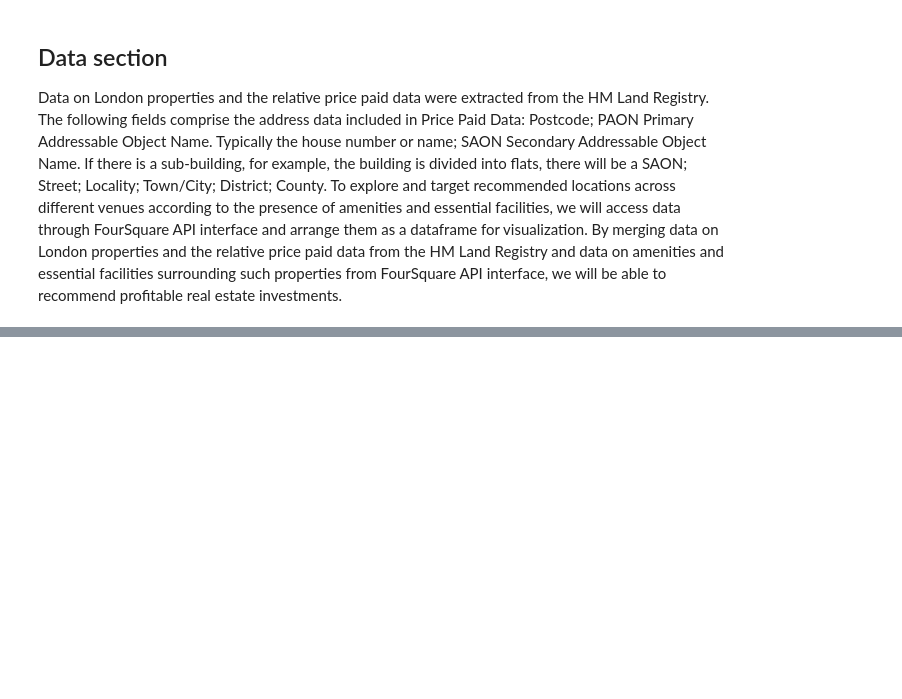
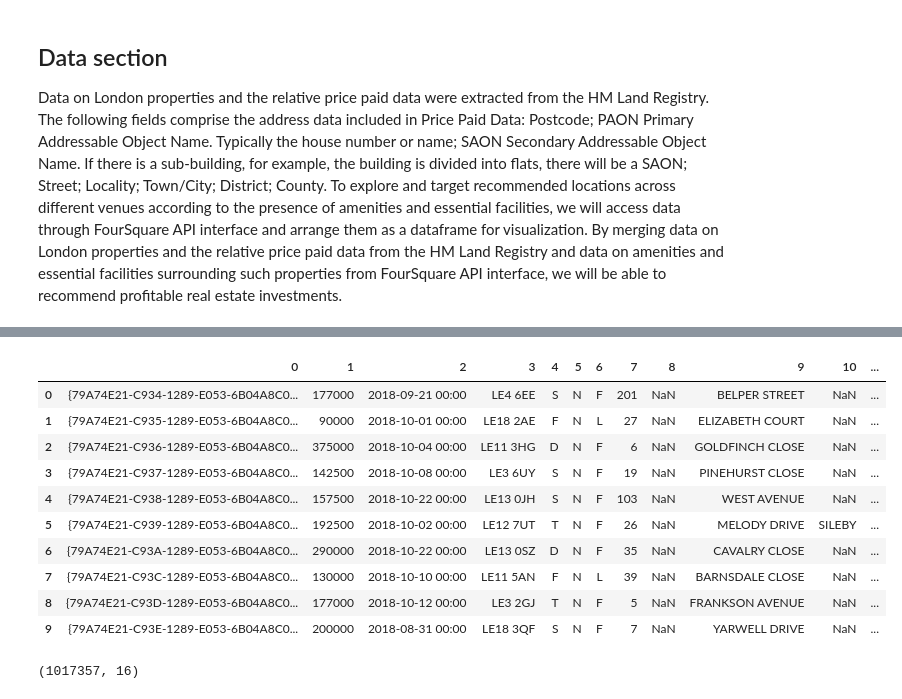
Before and after one commit to 3Ashutosh/Cousera_capstone, a Jupyter notebook: Cousera_final_deliverable.ipynb, the cells around one changed output, grey strips where cells are left out. Cells and saved outputs as stored; diff of their text form; code cells hidden in the pictures; blank space fills up the shorter version.

```diff
--- a/Cousera_final_deliverable.ipynb
+++ b/Cousera_final_deliverable.ipynb
@@ -15,0 +69,3 @@ To explore and target recommended locations across different venues according to
+# %%
+# Readnig the data and Creating a DataFrame
+Land_data = pd.read_csv("http://prod2.publicdata.landregistry.gov.uk.s3-website-eu-west-1.amazonaws.com/pp-2018.csv",header = None)
@@ -15,0 +75,18 @@ To explore and target recommended locations across different venues according to
+# %%
+Land_data.head(10)
+# %% [output]
+|  | 0 | 1 | 2 | 3 | 4 | 5 | 6 | 7 | 8 | 9 | 10 | ... |
+| 0 | {79A74E21-C934-1289-E053-6B04A8C0... | 177000 | 2018-09-21 00:00 | LE4 6EE | S | N | F | 201 | NaN | BELPER STREET | NaN | ... |
+| 1 | {79A74E21-C935-1289-E053-6B04A8C0... | 90000 | 2018-10-01 00:00 | LE18 2AE | F | N | L | 27 | NaN | ELIZABETH COURT | NaN | ... |
+| 2 | {79A74E21-C936-1289-E053-6B04A8C0... | 375000 | 2018-10-04 00:00 | LE11 3HG | D | N | F | 6 | NaN | GOLDFINCH CLOSE | NaN | ... |
+| 3 | {79A74E21-C937-1289-E053-6B04A8C0... | 142500 | 2018-10-08 00:00 | LE3 6UY | S | N | F | 19 | NaN | PINEHURST CLOSE | NaN | ... |
+| 4 | {79A74E21-C938-1289-E053-6B04A8C0... | 157500 | 2018-10-22 00:00 | LE13 0JH | S | N | F | 103 | NaN | WEST AVENUE | NaN | ... |
+| 5 | {79A74E21-C939-1289-E053-6B04A8C0... | 192500 | 2018-10-02 00:00 | LE12 7UT | T | N | F | 26 | NaN | MELODY DRIVE | SILEBY | ... |
+| 6 | {79A74E21-C93A-1289-E053-6B04A8C0... | 290000 | 2018-10-22 00:00 | LE13 0SZ | D | N | F | 35 | NaN | CAVALRY CLOSE | NaN | ... |
+| 7 | {79A74E21-C93C-1289-E053-6B04A8C0... | 130000 | 2018-10-10 00:00 | LE11 5AN | F | N | L | 39 | NaN | BARNSDALE CLOSE | NaN | ... |
+| 8 | {79A74E21-C93D-1289-E053-6B04A8C0... | 177000 | 2018-10-12 00:00 | LE3 2GJ | T | N | F | 5 | NaN | FRANKSON AVENUE | NaN | ... |
+| 9 | {79A74E21-C93E-1289-E053-6B04A8C0... | 200000 | 2018-08-31 00:00 | LE18 3QF | S | N | F | 7 | NaN | YARWELL DRIVE | NaN | ... |
+# %%
+Land_data.shape
+# %% [output]
+(1017357, 16)
```
Also changed, not shown: parts of 44 cells of this notebook.
